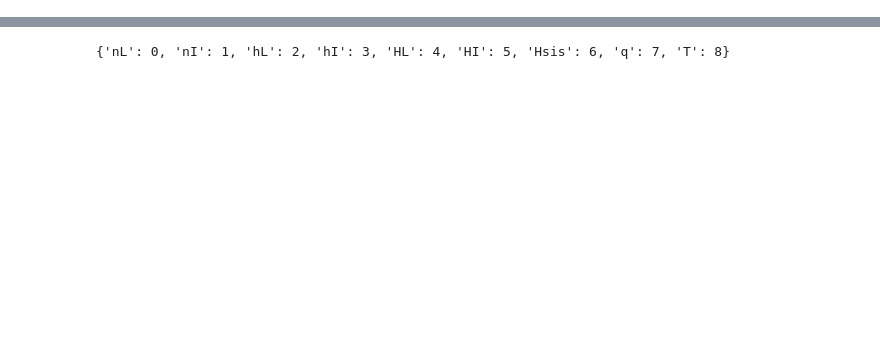
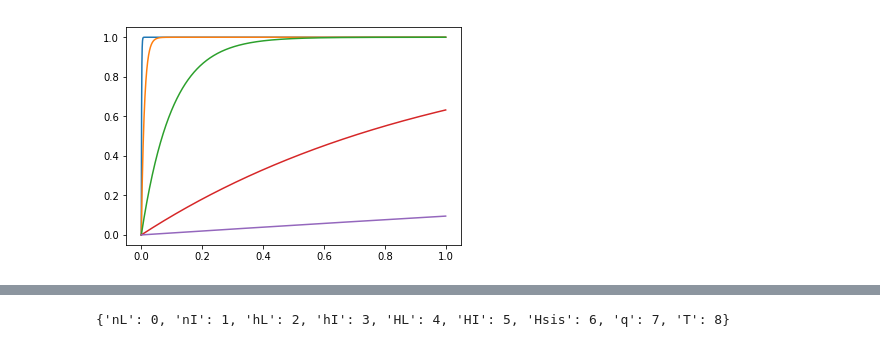
Before and after one commit to iurisegtovich/DAEtherms, a Jupyter notebook: assimulo/ice-qbath-supersatTEMPEDnucl-reREG.ipynb, the cells around one changed output, grey strips where cells are left out. Drawn from its saved outputs; the diff is of its cells as text; code cells hidden in the pictures; blank space fills up the shorter version.

```diff
--- a/assimulo/ice-qbath-supersatTEMPEDnucl-reREG.ipynb
+++ b/assimulo/ice-qbath-supersatTEMPEDnucl-reREG.ipynb
@@ -7,3 +7,14 @@
 # %%
 #http://www.jmodelica.org/assimulo_home/examples.html#
 #http://www.jmodelica.org/assimulo_home/_modules/assimulo/examples/radau5dae_time_events.html#run_example
+# %%
+import numpy as np
+t=np.linspace(0,1,1000)
+def regexp(t,r):
+    return 1.-np.exp(-1.*t/r)
+for r in (.001,.01,.1,1,10):
+    y=regexp(t,r)
+    plt.plot(t,y)
+plt.show()
+# %% [output]
+[figure, added]
```
Also changed, not shown: parts of 8 cells of this notebook, 1 other file.
